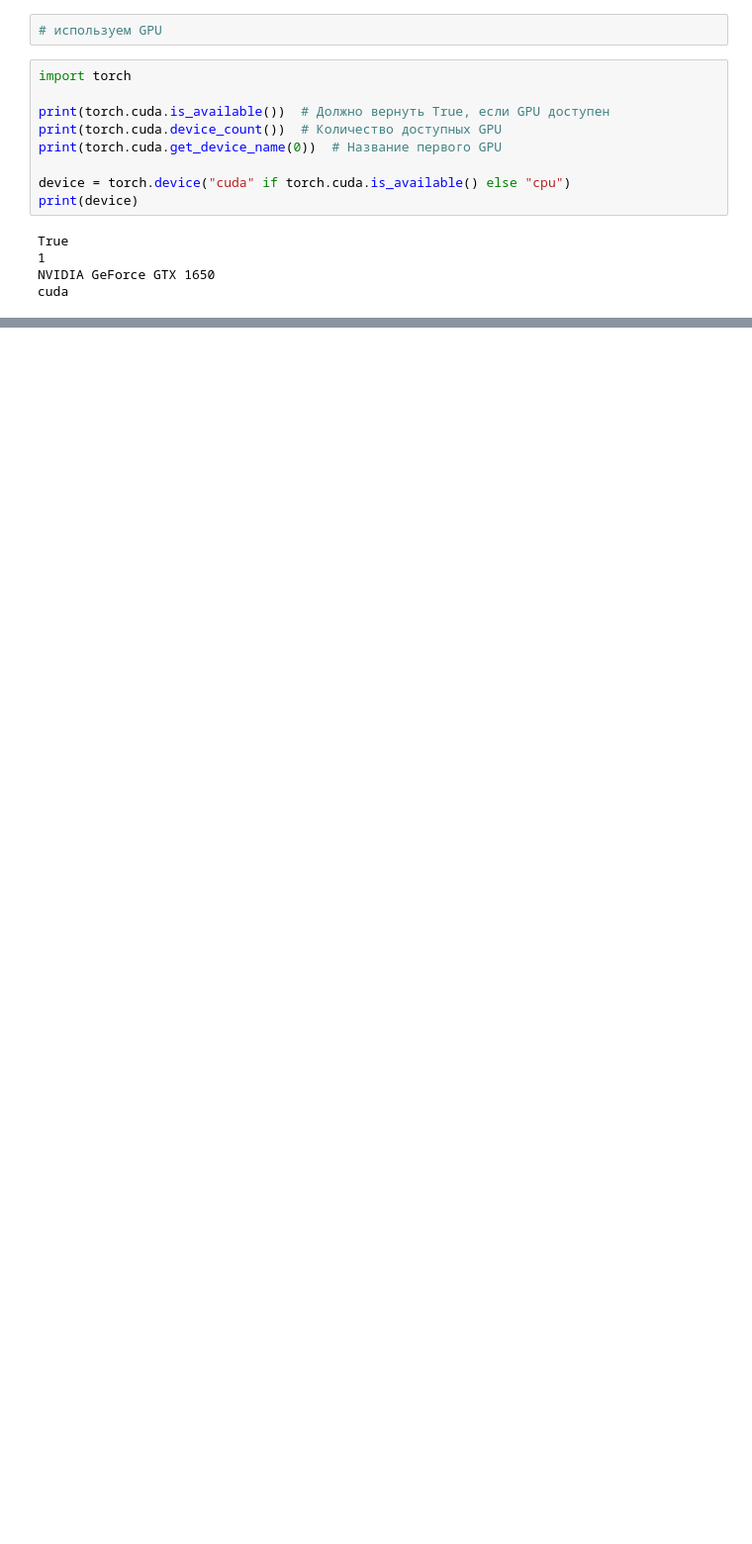
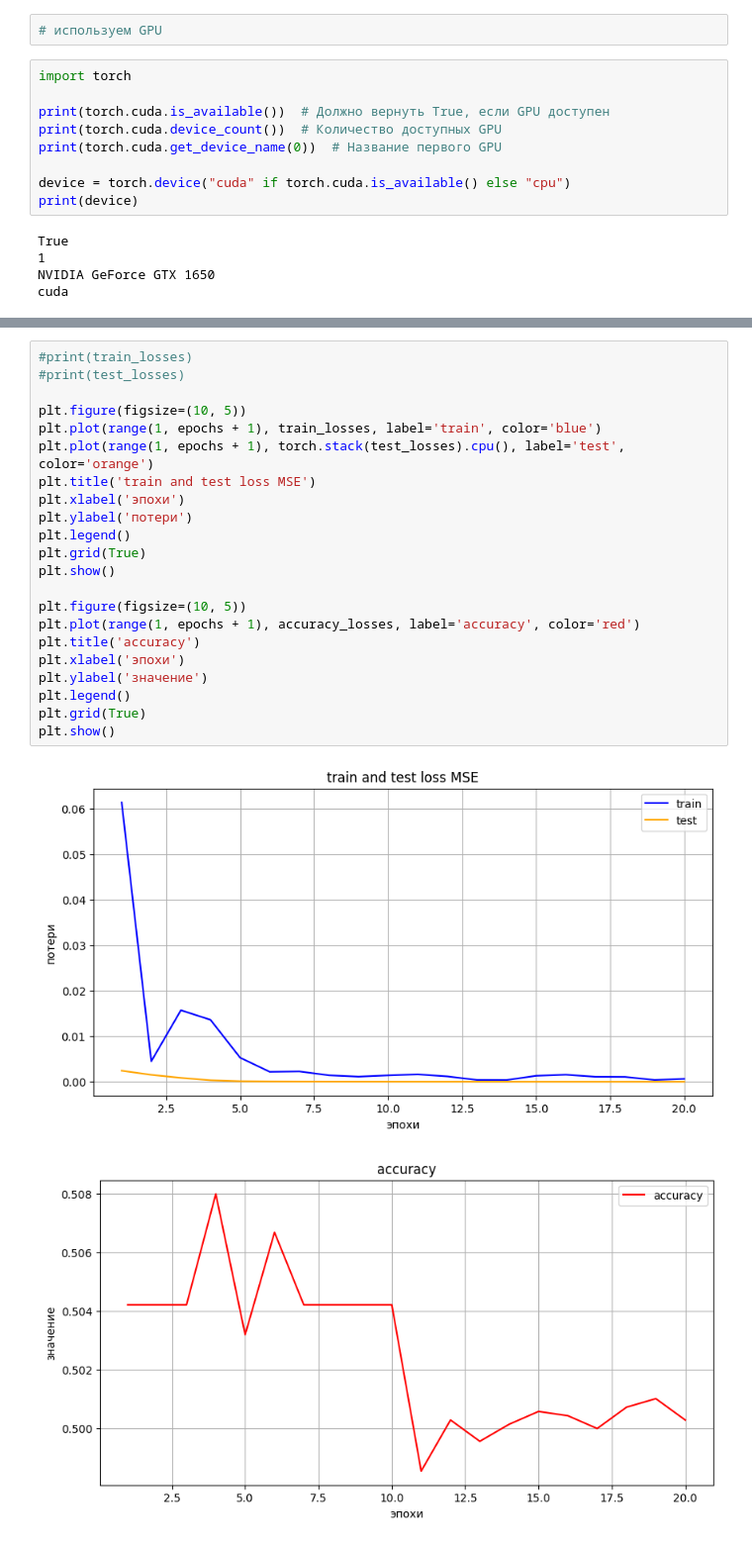
Before and after one commit to mpykapn/classesds, a Jupyter notebook: hw2/hw2ex8.ipynb, the cells around one changed output, grey strips where cells are left out. Shown at 99% size. Saved outputs shown, nothing was run; the diff lists cells and outputs as text; blank space fills up the shorter version.

```diff
--- a/hw2/hw2ex8.ipynb
+++ b/hw2/hw2ex8.ipynb
@@ -401,0 +450,25 @@ torch.Size([17079, 1])
+# %%
+#print(train_losses)
+#print(test_losses)
+
+plt.figure(figsize=(10, 5))
+plt.plot(range(1, epochs + 1), train_losses, label='train', color='blue')
+plt.plot(range(1, epochs + 1), torch.stack(test_losses).cpu(), label='test', color='orange')
+plt.title('train and test loss MSE')
+plt.xlabel('эпохи')
+plt.ylabel('потери')
+plt.legend()
+plt.grid(True)
+plt.show()
+
+plt.figure(figsize=(10, 5))
+plt.plot(range(1, epochs + 1), accuracy_losses, label='accuracy', color='red')
+plt.title('accuracy')
+plt.xlabel('эпохи')
+plt.ylabel('значение')
+plt.legend()
+plt.grid(True)
+plt.show()
+# %% [output]
+[figure, added]
+[figure, added]
```
Also changed, not shown: parts of 25 cells of this notebook.
